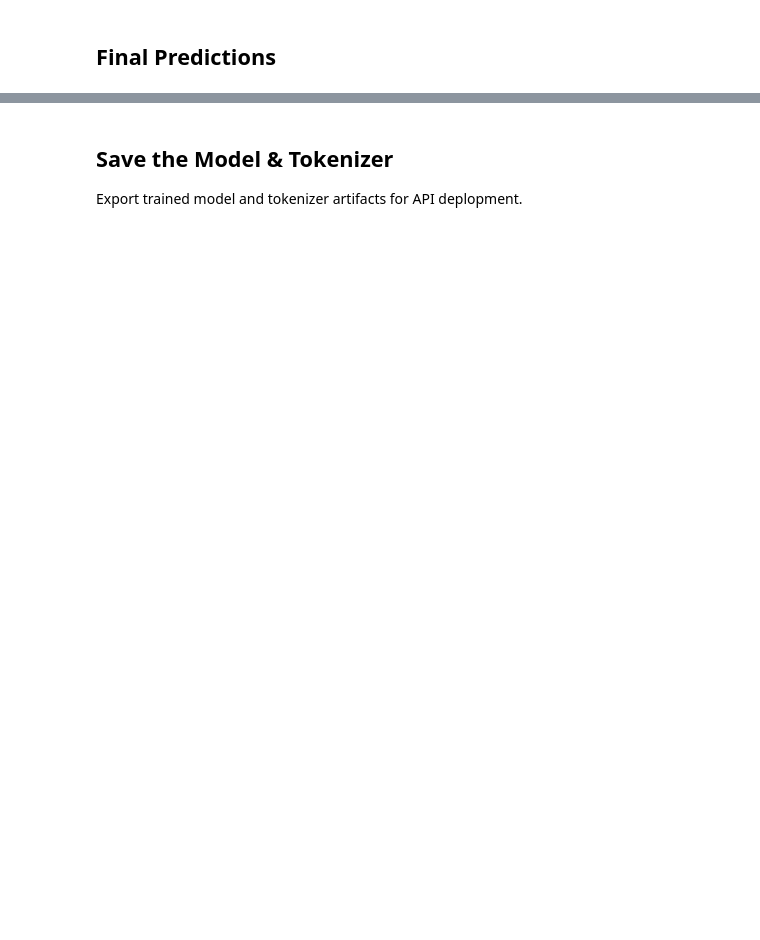
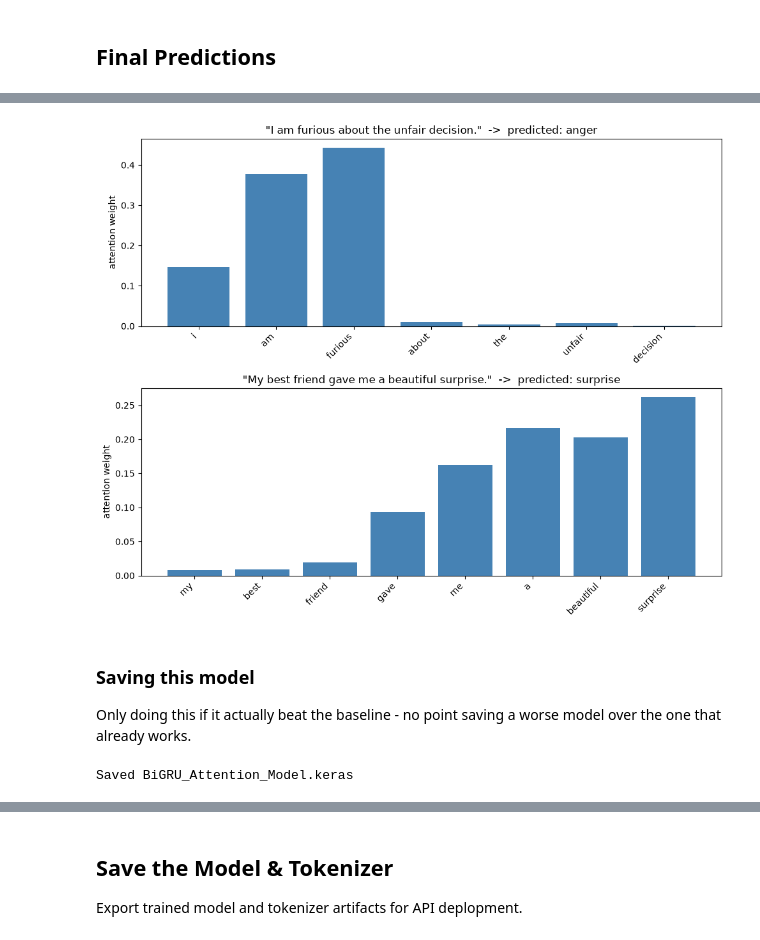
Before and after one commit to Ashish800935/emotion-classification-nlp, a Jupyter notebook: notebooks/emotion_prediction.ipynb, the cells around one changed output, grey strips where cells are left out. Saved outputs shown, nothing was run; the diff lists cells and outputs as text; code cells hidden in the pictures; blank space fills up the shorter version.

```diff
--- a/notebooks/emotion_prediction.ipynb
+++ b/notebooks/emotion_prediction.ipynb
@@ -558,0 +683,12 @@ weighted avg     0.9311    0.9225    0.9245      2000
+# %%
+# Same training config as the baseline BiGRU: same class_weight, same EarlyStopping,
+# same epochs/batch_size. Only the architecture (attention) differs.
+BiGRU_Attention.fit(
+    padded_train_sequence,
+    train_labels,
+    validation_data=(padded_val_sequence, val_labels),
+    epochs=20,
+    batch_size=32,
+    class_weight=class_weight_dict,
+    callbacks=[early_stopping]
+)
@@ -558,0 +823,25 @@ weighted avg     0.9311    0.9225    0.9245      2000
+# %%
+import matplotlib.pyplot as plt
+
+def plot_attention(sentence, ax):
+    seq = pad_sequences(tokenizer.texts_to_sequences([sentence]), maxlen=50, padding="post", truncating="post")
+    weights = attention_weight_model.predict(seq)[0].flatten()   # (50,)
+    pred_class = label_names[np.argmax(BiGRU_Attention.predict(seq), axis=1)[0]]
+
+    tokens = tokenizer.texts_to_sequences([sentence])[0]
+    words = [tokenizer.index_word.get(t, "?") for t in tokens][:50]
+    word_weights = weights[:len(words)]
+
+    ax.bar(range(len(words)), word_weights, color="steelblue")
+    ax.set_xticks(range(len(words)))
+    ax.set_xticklabels(words, rotation=45, ha="right")
+    ax.set_title(f'"{sentence}"  ->  predicted: {pred_class}')
+    ax.set_ylabel("attention weight")
+
+fig, axes = plt.subplots(2, 1, figsize=(10, 8))
+plot_attention("I am furious about the unfair decision.", axes[0])
+plot_attention("My best friend gave me a beautiful surprise.", axes[1])
+plt.tight_layout()
+plt.savefig("../artifacts/attention_visualization.png", dpi=120)
+plt.show()
+# %% [output]
@@ -558,0 +852,13 @@ weighted avg     0.9311    0.9225    0.9245      2000
+[figure, added]
+# %% [markdown]
+### Saving this model
+
+Only doing this if it actually beat the baseline - no point saving a worse model over the one that already works.
+# %%
+import os
+attn_model_dir = "../artifacts/models"
+os.makedirs(attn_model_dir, exist_ok=True)
+BiGRU_Attention.save(os.path.join(attn_model_dir, "BiGRU_Attention_Model.keras"))
+print("Saved BiGRU_Attention_Model.keras")
+# %% [output]
+Saved BiGRU_Attention_Model.keras
```
Also changed, not shown: parts of 46 cells of this notebook, 11 other files.
